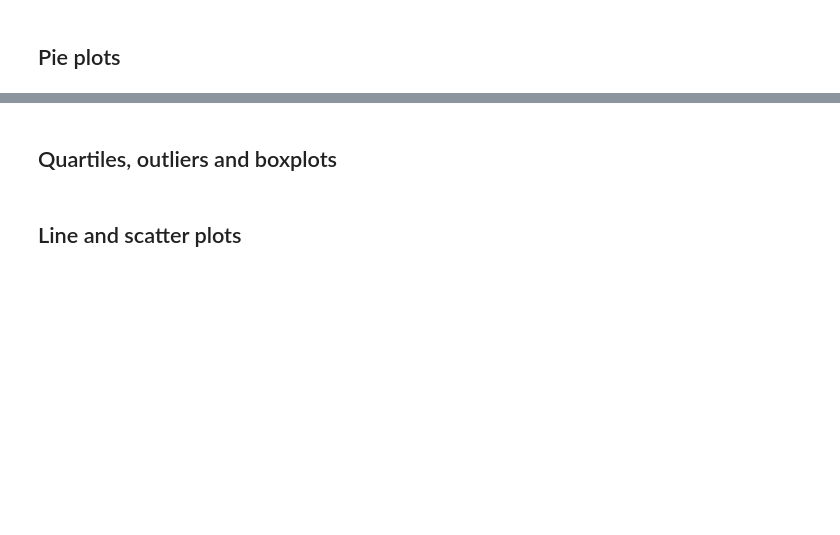
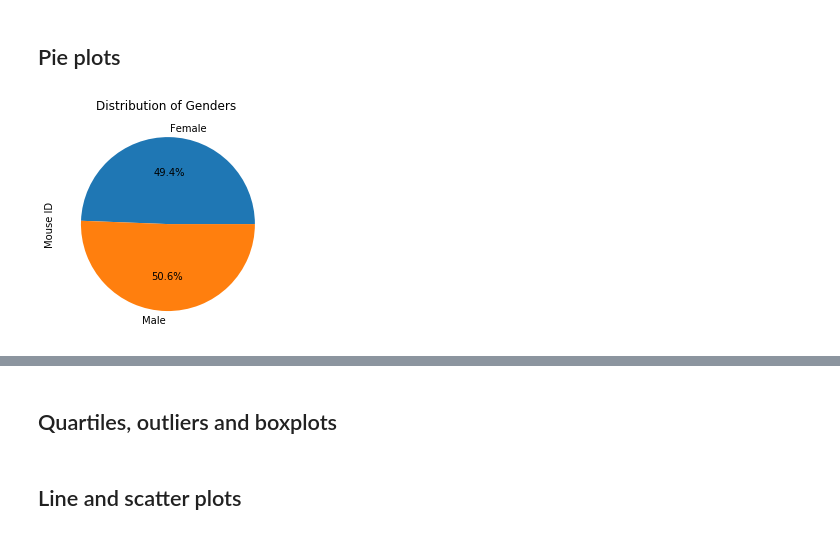
Before and after one commit to ashwinabraham34/Matplotlib-project, a Jupyter notebook: pymaceuticals_starter.ipynb, the cells around one changed output, grey strips where cells are left out. Drawn from its saved outputs; the diff is of its cells as text; code cells hidden in the pictures; blank space fills up the shorter version.

```diff
--- a/pymaceuticals_starter.ipynb
+++ b/pymaceuticals_starter.ipynb
@@ -84,5 +119,10 @@ summary_statistics
 ## Pie plots
 # %%
 # Generate a pie plot showing the distribution of female versus male mice using pandas
+sex= mouse_data.groupby('Sex')
+data_gender=sex['Mouse ID'].count()
+mouse_pie=data_gender.plot(kind="pie", autopct='%1.1f%%', title=('Distribution of Genders '))
+# %% [output]
+[figure, added]
 # %%
 # Generate a pie plot showing the distribution of female versus male mice using pyplot
```
Also changed, not shown: parts of 6 cells of this notebook.
